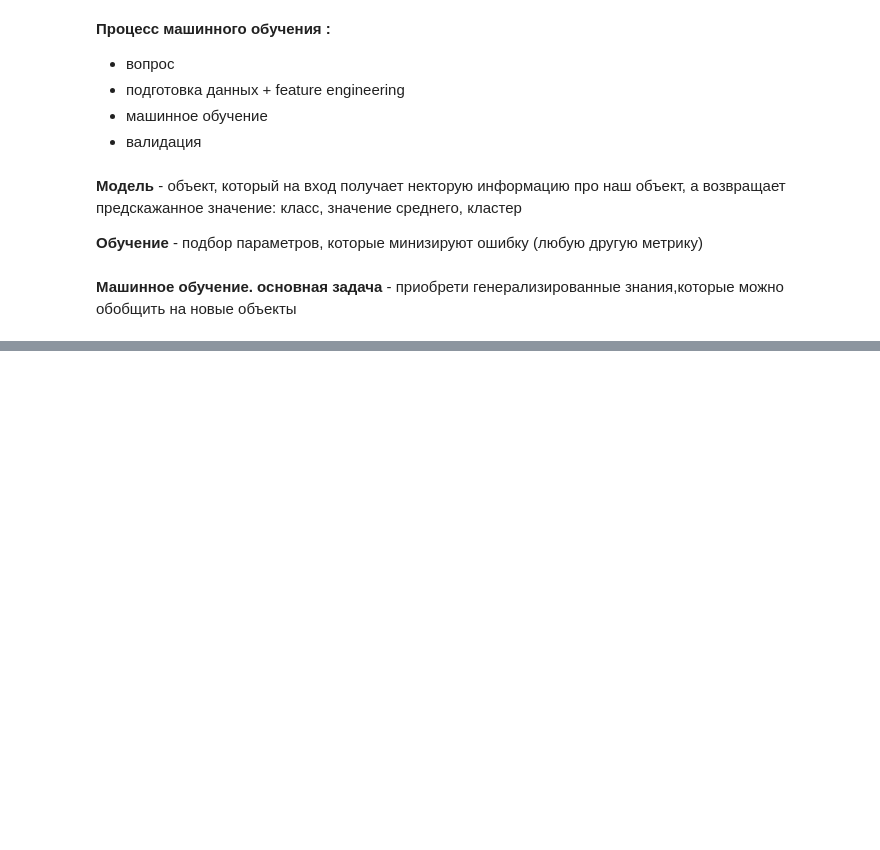
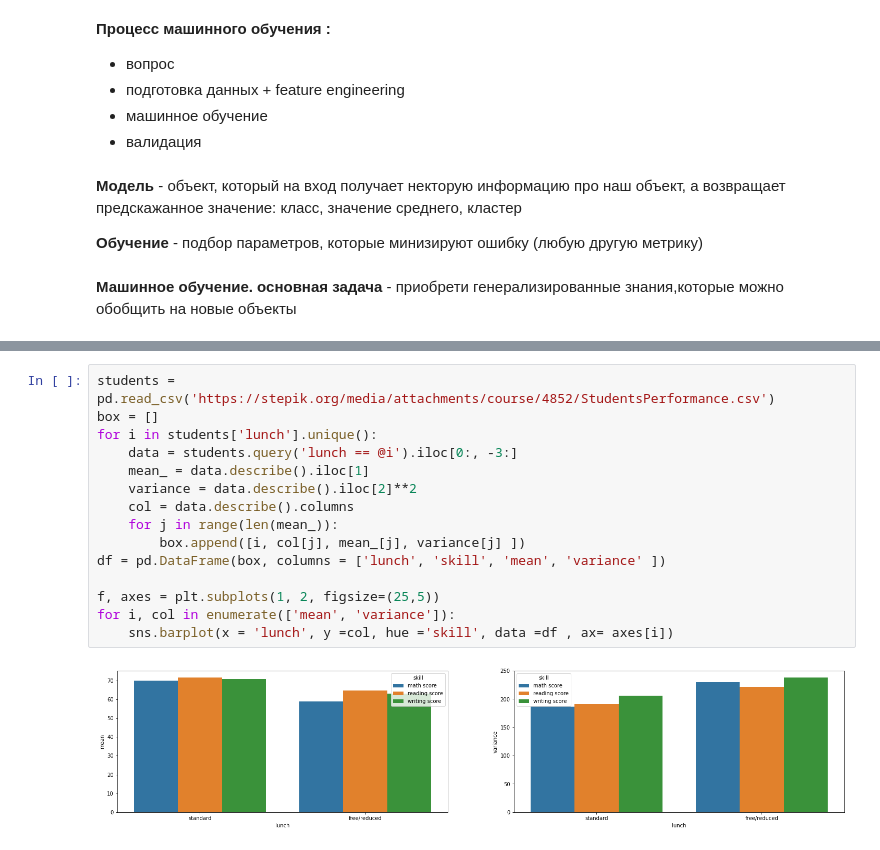
Before and after one commit to iboiarkin96/education_courses, a Jupyter notebook: Основы Статистики [Карпов]/Введение в Data Science и машинное обучение.ipynb, the cells around one changed output, grey strips where cells are left out. Cells and saved outputs as stored; diff of their text form; blank space fills up the shorter version.

```diff
--- a/Основы Статистики [Карпов]/Введение в Data Science и машинное обучение.ipynb
+++ b/Основы Статистики [Карпов]/Введение в Data Science и машинное обучение.ipynb
@@ -53,0 +159,17 @@ diamonds.iloc[0:, 0:3]
+# %%
+students = pd.read_csv('https://stepik.org/media/attachments/course/4852/StudentsPerformance.csv')
+box = []
+for i in students['lunch'].unique():
+    data = students.query('lunch == @i').iloc[0:, -3:]
+    mean_ = data.describe().iloc[1]
+    variance = data.describe().iloc[2]**2
+    col = data.describe().columns
+    for j in range(len(mean_)):
+        box.append([i, col[j], mean_[j], variance[j] ])
+df = pd.DataFrame(box, columns = ['lunch', 'skill', 'mean', 'variance' ])
+
+f, axes = plt.subplots(1, 2, figsize=(25,5))
+for i, col in enumerate(['mean', 'variance']):
+    sns.barplot(x = 'lunch', y =col, hue ='skill', data =df , ax= axes[i])
+# %% [output]
+[figure, added]
```
Also changed, not shown: parts of 41 cells of this notebook, 1 other file.
